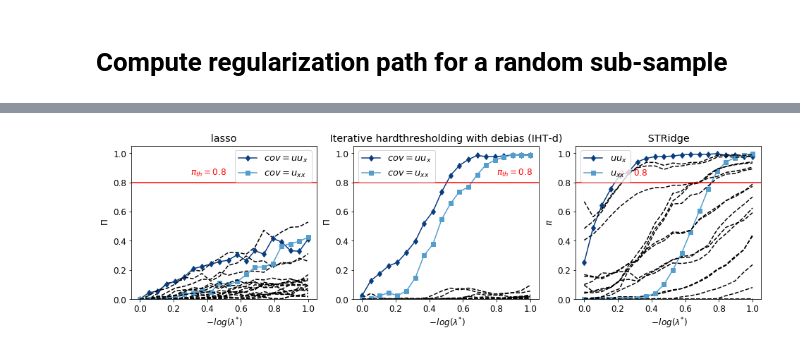
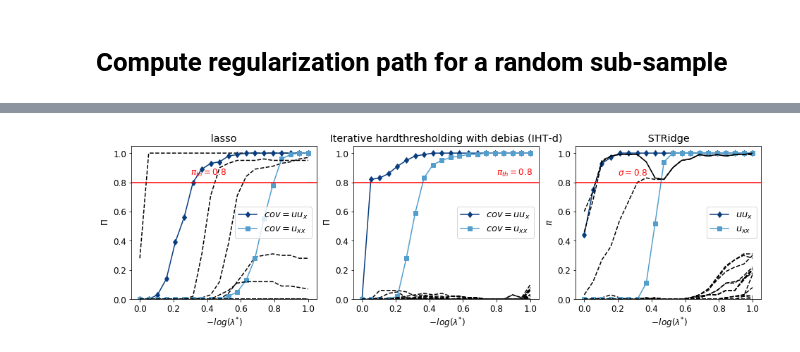
Before and after one commit to SuryanarayanaMK/PDE-STRIDE, a Jupyter notebook: basic_demo.ipynb, the cells around one changed output, grey strips where cells are left out. Drawn from its saved outputs; the diff is of its cells as text; code cells hidden in the pictures.

```diff
--- a/basic_demo.ipynb
+++ b/basic_demo.ipynb
@@ -79,7 +78,7 @@ shape of no_intercept (19116, 19)
 # Compute regularization path for a random sub-sample
 # %%
 np.random.seed(50)
-reduced_size = 400
+reduced_size = 200
 ordered = np.arange(0, len(u_t))
 np.random.shuffle(ordered)
 
@@ -119,6 +118,8 @@ coefs_lasso   = np.zeros((p, M))
 coefs_ihtd    = np.zeros((p, M))
 coefs_STR     = np.zeros((p, M))
 
+print(" norm is ", np.linalg.norm(X_stand.T.dot(X_stand),2))
+
 for alpha in range(0, M):
     clf_l = linear_model.Lasso(alphas_regl[alpha], fit_intercept=False, max_iter=10000, tol=1e-8) #L1
     clf_l.fit(X_stand,y_stand)
@@ -307,0 +199,4 @@ To use the future default and silence this warning we advise to pass `rcond=None
+# %%
+B = 100; reduced_size = 1500; rescale = 1;
+subsample_info_lasso, subsample_info_iht_d, \
+            subsample_info_STR, alphas_sample = stability_selection(X_no_intercept, u_t, reduced_size, M, B, rescale)
@@ -318,7 +236,7 @@ importance_plot = np.zeros((p, M))
 for alpha in range(0, M):
     for i in range(0, p):
         for sample in range(0, B):
-            if(subsample_info_RLasso[sample, i, alpha] != 0):
+            if(subsample_info_lasso[sample, i, alpha] != 0):
                 importance_plot[i,alpha] = importance_plot[i,alpha] + 1
 
         importance_plot[i,alpha] = importance_plot[i,alpha]/B
@@ -372,32 +290,32 @@ plt.axhline(y=0.8, color='r', linestyle='-')
 pylab.rcParams['figure.figsize'] = (15, 7.5)
 
 importance_plot = np.zeros((p, M))
 for alpha in range(0, M):
     for i in range(0, p):
         for sample in range(0, B):
             if(subsample_info_STR[sample, i, alpha] != 0):
                 importance_plot[i,alpha] = importance_plot[i,alpha] + 1
 
         importance_plot[i,alpha] = importance_plot[i,alpha]/B
 
 plt.subplot(1,3,3)
 for i in range(0, p):
     if(i == covar_1 ):
         plt.plot(neg_log_stable_lambda, importance_plot[i,:], '-d',color=c[19],label='$%s$' %description_trunc[i])
     elif(i == covar_2):
         plt.plot(neg_log_stable_lambda, importance_plot[i,:], '-s', color=c[11],label='$%s$' %description_trunc[i])
     else:
         plt.plot(neg_log_stable_lambda, importance_plot[i,:], '--', color='black')
 
 
 plt.rcParams.update({'font.size': 12})
 plt.title(" STRidge ")
 plt.xlabel(" $ -log(\lambda^{*}) $ ")
 plt.ylabel(" $ \pi $")
 plt.ylim(0, 1.05)
 plt.text(0.2, 0.85,'$ \sigma =0.8$', color='red')
 plt.legend(loc='best', prop={'size':13})
 plt.axhline(y=0.8, color='r', linestyle='-')
-pylab.rcParams['figure.figsize'] = (16, 5)
+pylab.rcParams['figure.figsize'] = (17, 5)
 # %% [output]
-[figure, old version]
+[figure, new version]
```
Also changed, not shown: parts of 6 cells of this notebook, 8 other files.
